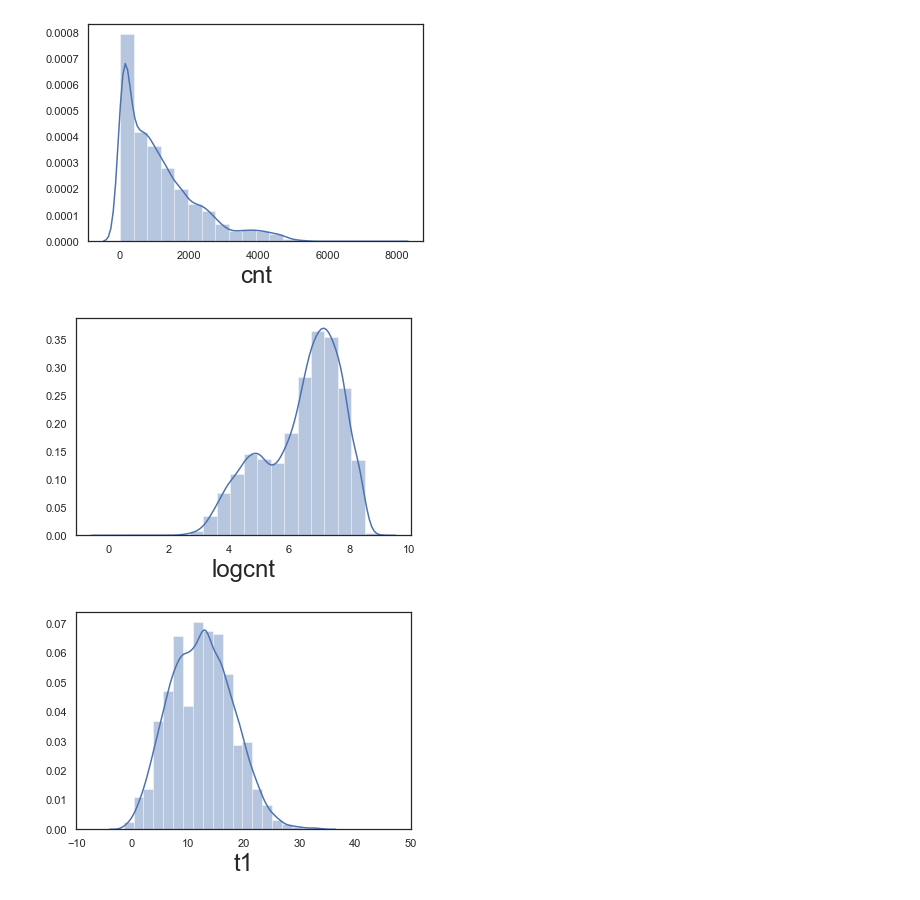
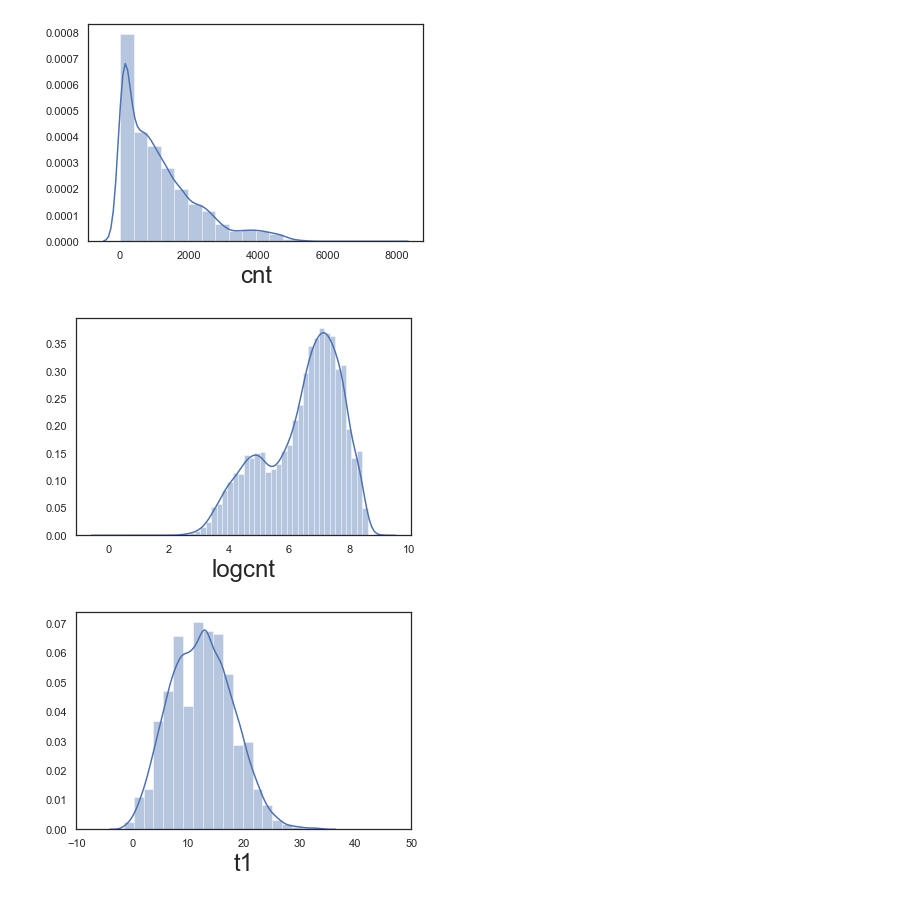
Before and after one commit to SpanoChristian/DataMiningAlgorithms, a Jupyter notebook: DataExploration-LondonBikeSharing/DataExploration-LondonBikeSharing.ipynb, the cells around one changed output. Drawn from its saved outputs; the diff is of its cells as text; code cells hidden in the pictures.

```diff
--- a/DataExploration-LondonBikeSharing/DataExploration-LondonBikeSharing.ipynb
+++ b/DataExploration-LondonBikeSharing/DataExploration-LondonBikeSharing.ipynb
@@ -142,9 +149,9 @@ sns.distplot(df['cnt'], bins=20);
 # %%
 df['logcnt'] = np.log1p(df['cnt'])
 # %%
-sns.distplot(df['logcnt'], bins=20);
+sns.distplot(df['logcnt'], bins=50);
 # %% [output]
-[figure, old version]
+[figure, new version]
 # %%
 target_variable = 'logcnt'
 # %%
```
Also changed, not shown: parts of 14 cells of this notebook, 12 other files.
